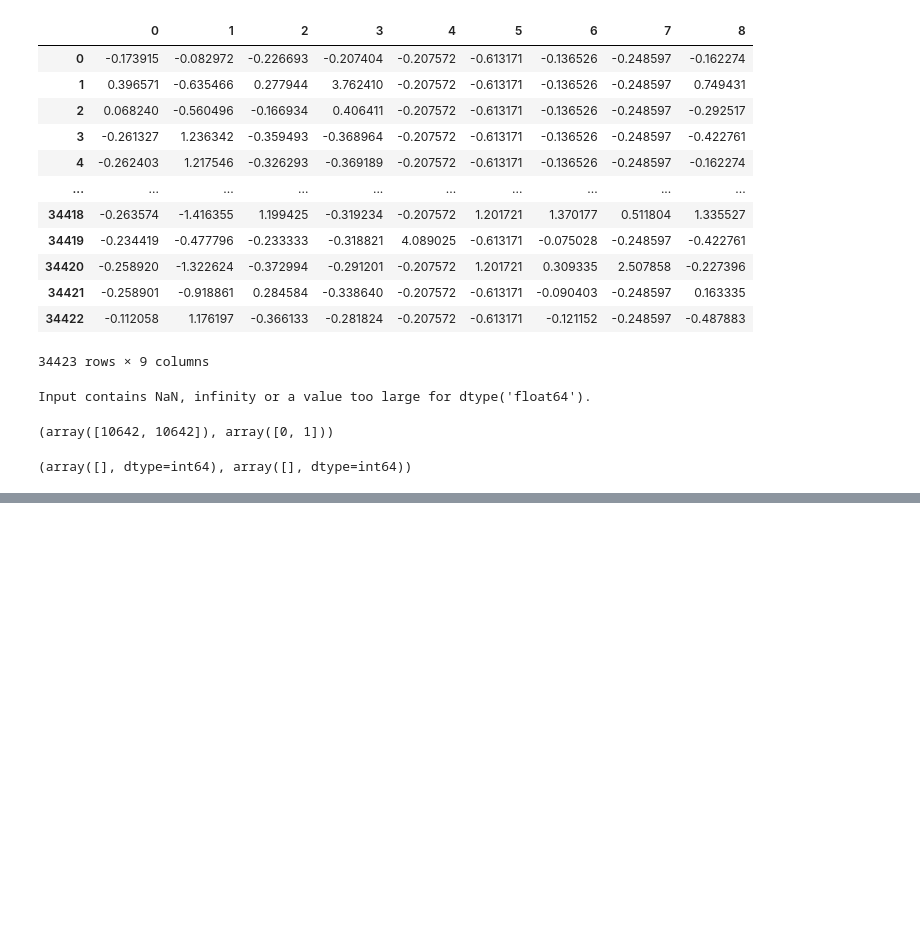
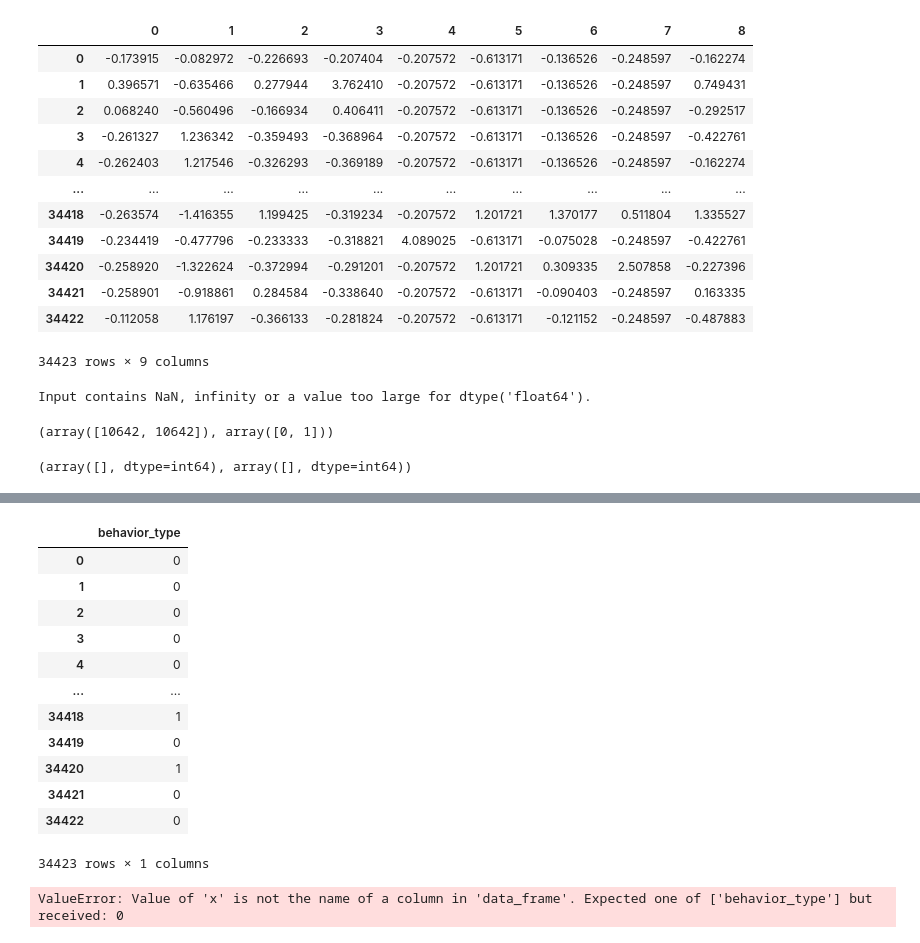
Before and after one commit to ererdfdfcvcv/hikari2021-malicious_traffic_analysis, a Jupyter notebook: API_access_analysis.ipynb, the cells around one changed output, grey strips where cells are left out. Saved outputs shown, nothing was run; the diff lists cells and outputs as text; code cells hidden in the pictures; blank space fills up the shorter version.

Commit message:
added cells for dbscan

```diff
--- a/API_access_analysis.ipynb
+++ b/API_access_analysis.ipynb
@@ -131,5 +146,6 @@ np.where(np.isnan(dt_scaled))
 # %%
 # Try the normalization again.
 # This time it works without any problem.
-dt_normalized = pd.DataFrame(preprocessing.normalize(dt_scaled, norm='l2'))
-dt_normalized
+dt_normalized_l2 = pd.DataFrame(preprocessing.normalize(dt_scaled, norm='l2'))
+dt_normalized_l1 = pd.DataFrame(preprocessing.normalize(dt_scaled, norm='l1'))
+dt_normalized_max = pd.DataFrame(preprocessing.normalize(dt_scaled, norm='max'))
@@ -163,0 +175,36 @@ fig.write_html("pca_marc_approach.html")
+# %%
+# 7. Step: Clustering of the dataset
+
+# scaler = preprocessing.StandardScaler()
+# X_scaled = scaler.fit_transform()
+dbscan = DBSCAN(eps=0.2, min_samples=6)
+dt_clustered = dbscan.fit_predict(dt_normalized_l2)
+dt_clustered = pd.DataFrame(dt_clustered)
+dt_clustered = pd.DataFrame(labels)
+dt_clustered
+# %% [output]
+|  | behavior_type |
+| 0 | 0 |
+| 1 | 0 |
+| 2 | 0 |
+| 3 | 0 |
+| 4 | 0 |
+| ... | ... |
+| 34418 | 1 |
+| 34419 | 0 |
+| 34420 | 1 |
+| 34421 | 0 |
+| 34422 | 0 |
+34423 rows × 1 columns
+# %%
+# 8. Step: Plot the results of the clustering
+total_var = pca.explained_variance_ratio_.sum() * 100
+fig = px.scatter_3d(
+    dt_clustered, x=0, y=1, z=2, color=(labels),
+    title=f'Total Explained Variance: {total_var:.2f}%',
+    labels={'0': 'PC 1', '1': 'PC 2', '2': 'PC 3', 'color': 'Labels'}
+)
+fig.update_traces(marker=dict(size=1))
+fig.write_html("pca_dbscan.html")
+# %% [output]
+ValueError: Value of 'x' is not the name of a column in 'data_frame'. Expected one of ['behavior_type'] but received: 0
```
Also changed, not shown: parts of 5 cells of this notebook.
